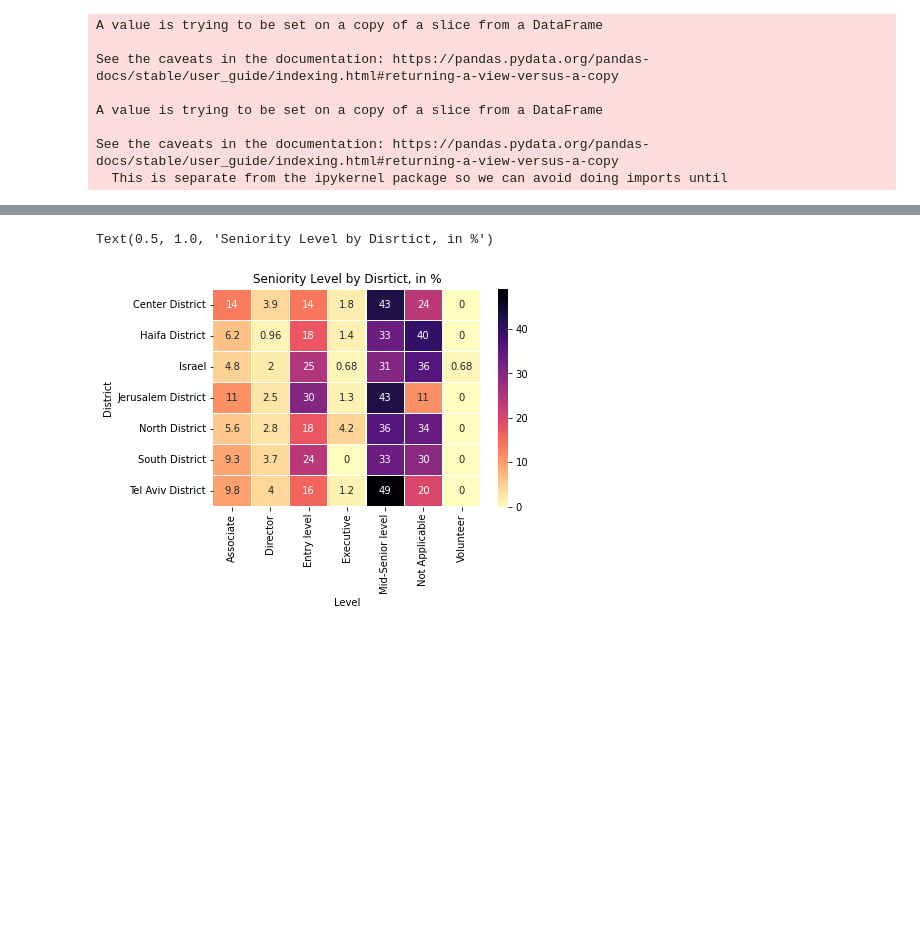
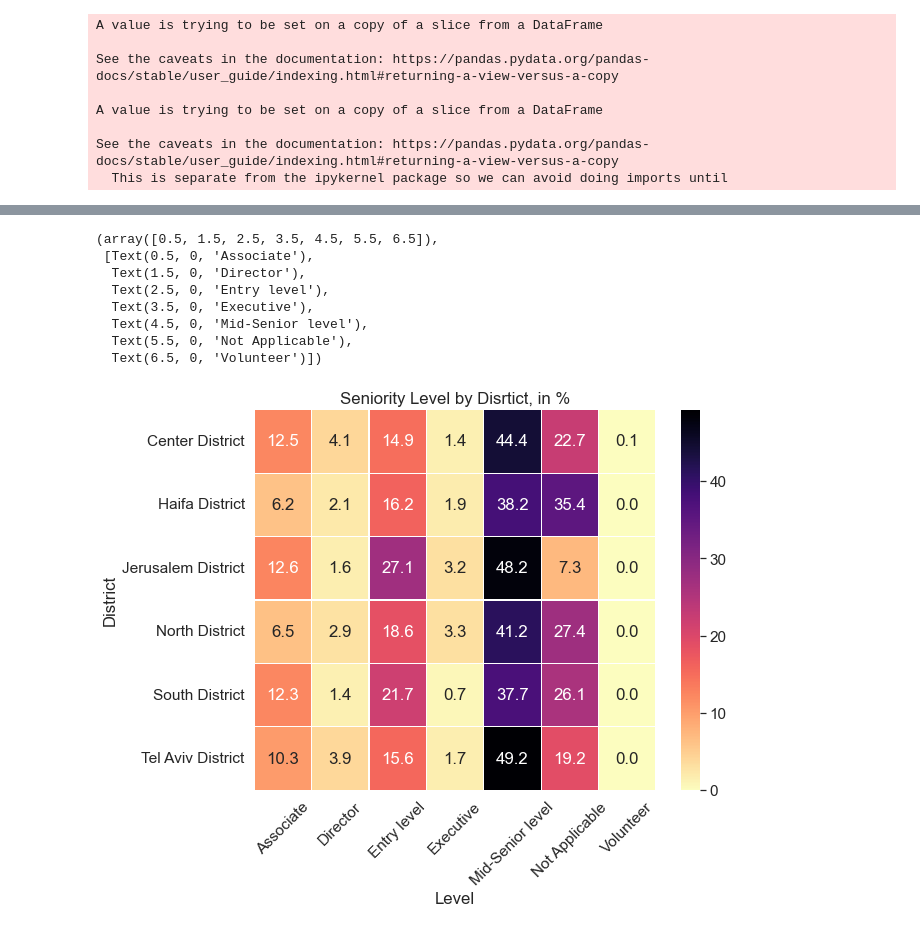
Before and after one commit to ShiraAbr/LinkedIn, a Jupyter notebook: LinkedIn_Analytics.ipynb, the cells around one changed output, grey strips where cells are left out. Saved outputs shown, nothing was run; the diff lists cells and outputs as text; code cells hidden in the pictures; blank space fills up the shorter version.

Commit message:
Add files via upload
New graphs were added

```diff
--- a/LinkedIn_Analytics.ipynb
+++ b/LinkedIn_Analytics.ipynb
@@ -125,3 +129,0 @@ LinkedIn_df['District']=LinkedIn_df['Location'].apply(lambda x: Location(x))
-# %%
-for idx,row in LinkedIn_df[LinkedIn_df['District'].str.contains('District|Israel')==False].iterrows():
-    LinkedIn_df['District'][idx]=f"{row.Location} District"
@@ -147,0 +162,5 @@ LinkedIn_df
+# %%
+for d in LinkedIn_df['District'].unique():
+    if len(LinkedIn_df[LinkedIn_df['District']==d]['City'].isnull())>0:
+        most_common=LinkedIn_df[LinkedIn_df['District']==d]['City'].mode().iloc[0]
+        LinkedIn_df.loc[LinkedIn_df['District']==d]=LinkedIn_df[LinkedIn_df['District']==d].fillna({'City':most_common})
@@ -160,0 +201,2 @@ See the caveats in the documentation: https://pandas.pydata.org/pandas-docs/stab
+# %%
+LinkedIn_df.fillna(method='ffill',inplace=True)
@@ -170,5 +217,5 @@ LinkedIn_df.head()
 # %%
-sns.set_style()
+sns.set(style='whitegrid',font_scale=1.4)
 plt.figure(figsize=(12,5))
 sns.countplot(LinkedIn_df['District'],palette='pastel')
 plt.title('Jobs by Districts')
@@ -194,9 +240,18 @@ pivotP
 # %%
-sns.heatmap(pivotP,cmap='magma_r',linecolor='white',linewidth=0.1,annot=True)
+plt.figure(figsize=(9,7))
+sns.heatmap(pivotP,cmap='magma_r',linecolor='white',linewidth=0.1,annot=True,fmt='.1f')
 plt.title('Seniority Level by Disrtict, in %')
+plt.xticks(rotation=45)
 # %% [output]
-Text(0.5, 1.0, 'Seniority Level by Disrtict, in %')
+(array([0.5, 1.5, 2.5, 3.5, 4.5, 5.5, 6.5]),
+ [Text(0.5, 0, 'Associate'),
+  Text(1.5, 0, 'Director'),
+  Text(2.5, 0, 'Entry level'),
+  Text(3.5, 0, 'Executive'),
+  Text(4.5, 0, 'Mid-Senior level'),
+  Text(5.5, 0, 'Not Applicable'),
+  Text(6.5, 0, 'Volunteer')])
-[figure, old version]
+[figure, new version]
 # %%
 #from datetime import date
 LinkedIn_df['DayofWeek']=LinkedIn_df['Time_Published'].dt.day_name()
```
Also changed, not shown: parts of 30 cells of this notebook.
